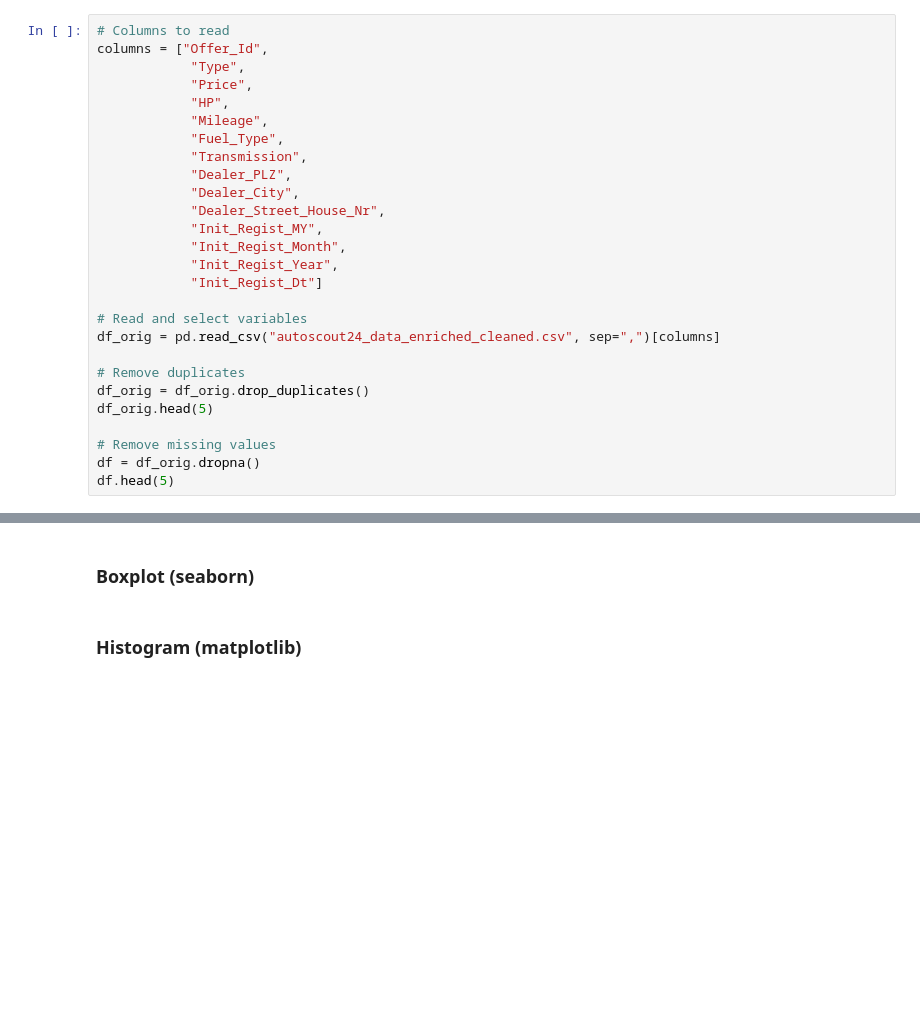
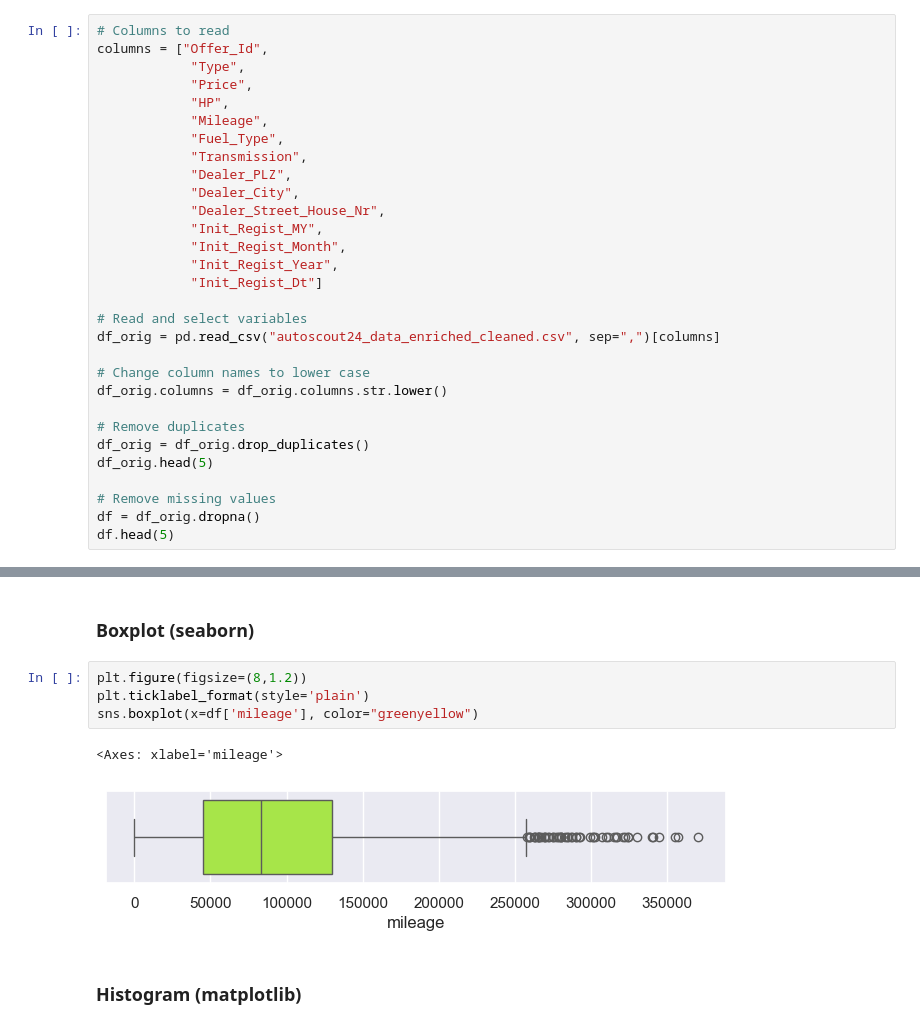
Before and after one commit to zempcol1/python_exploratory_data_analysis, a Jupyter notebook: exploratory_data_analysis_car_data.ipynb, the cells around one changed output, grey strips where cells are left out. Saved outputs shown, nothing was run; the diff lists cells and outputs as text; blank space fills up the shorter version.

```diff
--- a/exploratory_data_analysis_car_data.ipynb
+++ b/exploratory_data_analysis_car_data.ipynb
@@ -45,6 +48,9 @@ columns = ["Offer_Id",
 # Read and select variables
 df_orig = pd.read_csv("autoscout24_data_enriched_cleaned.csv", sep=",")[columns]
 
+# Change column names to lower case
+df_orig.columns = df_orig.columns.str.lower()
+
 # Remove duplicates
 df_orig = df_orig.drop_duplicates()
 df_orig.head(5)
@@ -89,4 +320,11 @@ df.head(5)
 # %% [markdown]
 ### Boxplot (seaborn)
+# %%
+plt.figure(figsize=(8,1.2))
+plt.ticklabel_format(style='plain')
+sns.boxplot(x=df['mileage'], color="greenyellow")
+# %% [output]
+<Axes: xlabel='mileage'>
+[figure, added]
 # %% [markdown]
 ### Histogram  (matplotlib)
```
Also changed, not shown: parts of 29 cells of this notebook, 1 other file.
